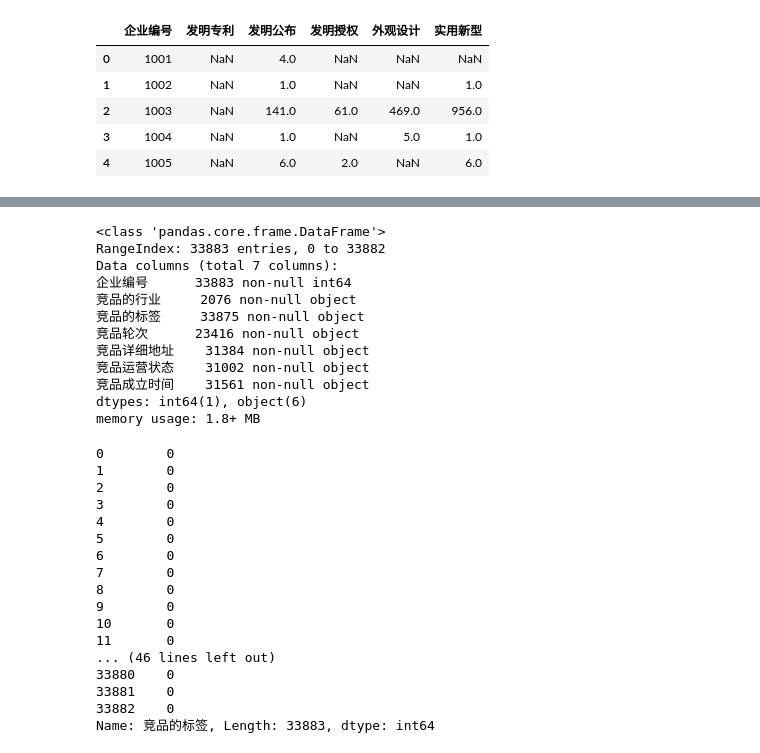
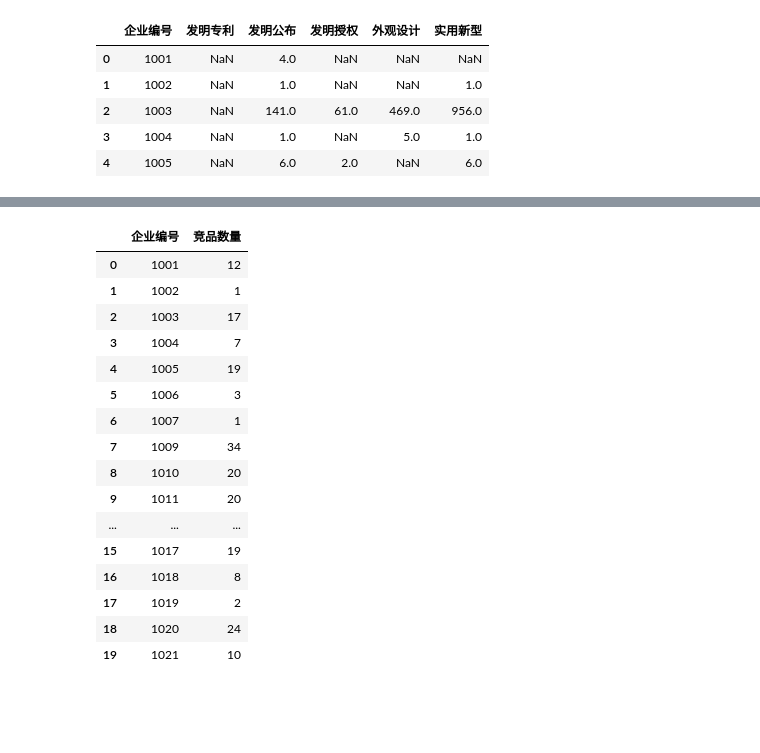
Before and after one commit to AlanConstantine/ISI-WorldCup2019, a Jupyter notebook: Code/Preprocessing/CombineNoFinancialData.ipynb, the cells around one changed output, grey strips where cells are left out. Cells and saved outputs as stored; diff of their text form; code cells hidden in the pictures; blank space fills up the shorter version.

```diff
--- a/Code/Preprocessing/CombineNoFinancialData.ipynb
+++ b/Code/Preprocessing/CombineNoFinancialData.ipynb
@@ -549,15 +564,0 @@ df_jingpin=df_jingpin_bkp.copy()
-# %%
-df_jingpin.info()
-# %% [output]
-<class 'pandas.core.frame.DataFrame'>
-RangeIndex: 33883 entries, 0 to 33882
-Data columns (total 7 columns):
-企业编号      33883 non-null int64
-竞品的行业     2076 non-null object
-竞品的标签     33875 non-null object
-竞品轮次      23416 non-null object
-竞品详细地址    31384 non-null object
-竞品运营状态    31002 non-null object
-竞品成立时间    31561 non-null object
-dtypes: int64(1), object(6)
-memory usage: 1.8+ MB
@@ -564,22 +568,32 @@ memory usage: 1.8+ MB
 # %%
-# df_jingpin.loc[(df_jingpin['竞品运营状态']=='运营中')]
-df_jingpin['竞品的标签']=df_jingpin['竞品的标签'].str.split('\n')
-df_jingpin['竞品的标签'].apply(lambda x: len(x))
+# df_jingpin['竞品的标签']=df_jingpin['竞品的标签'].str.split('\n')
+# df_jingpin['竞品的标签']
+# df_jingpin['第一个竞品标签'] = df_jingpin['竞品的标签'].astype(object).apply(lambda x: x[0])
+# df_jingpin['第一个竞品标签'].value_counts()
+# df_jingpin['竞品的标签']
-# %% [output]
-0        0
-1        0
-2        0
-3        0
-4        0
-5        0
-6        0
-7        0
-8        0
-9        0
-10       0
-11       0
-... (46 lines left out)
-33880    0
-33881    0
-33882    0
-Name: 竞品的标签, Length: 33883, dtype: int64
+# %%
+new_df_jingpin = pd.DataFrame(df_jingpin['企业编号'].value_counts())
+new_df_jingpin.columns = ['竞品数量']
+new_df_jingpin['企业编号'] = new_df_jingpin.index
+new_df_jingpin.sort_values(by=['企业编号'], inplace=True)
+new_df_jingpin = new_df_jingpin[['企业编号', '竞品数量']]
+new_df_jingpin = new_df_jingpin.set_index(np.arange(0, len(new_df_jingpin)))
+new_df_jingpin.head(n=20)
+# %% [output]
+|  | 企业编号 | 竞品数量 |
+| 0 | 1001 | 12 |
+| 1 | 1002 | 1 |
+| 2 | 1003 | 17 |
+| 3 | 1004 | 7 |
+| 4 | 1005 | 19 |
+| 5 | 1006 | 3 |
+| 6 | 1007 | 1 |
+| 7 | 1009 | 34 |
+| 8 | 1010 | 20 |
+| 9 | 1011 | 20 |
+| ... | ... | ... |
+| 15 | 1017 | 19 |
+| 16 | 1018 | 8 |
+| 17 | 1019 | 2 |
+| 18 | 1020 | 24 |
+| 19 | 1021 | 10 |
```
Also changed, not shown: parts of 11 cells of this notebook, 1 other file.
